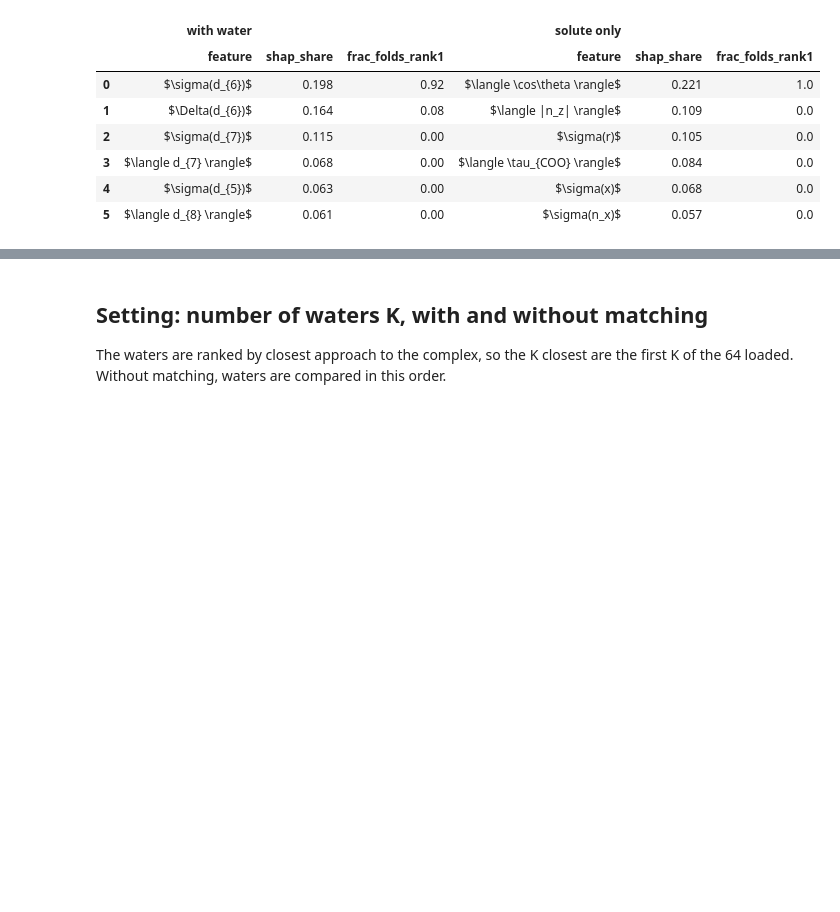
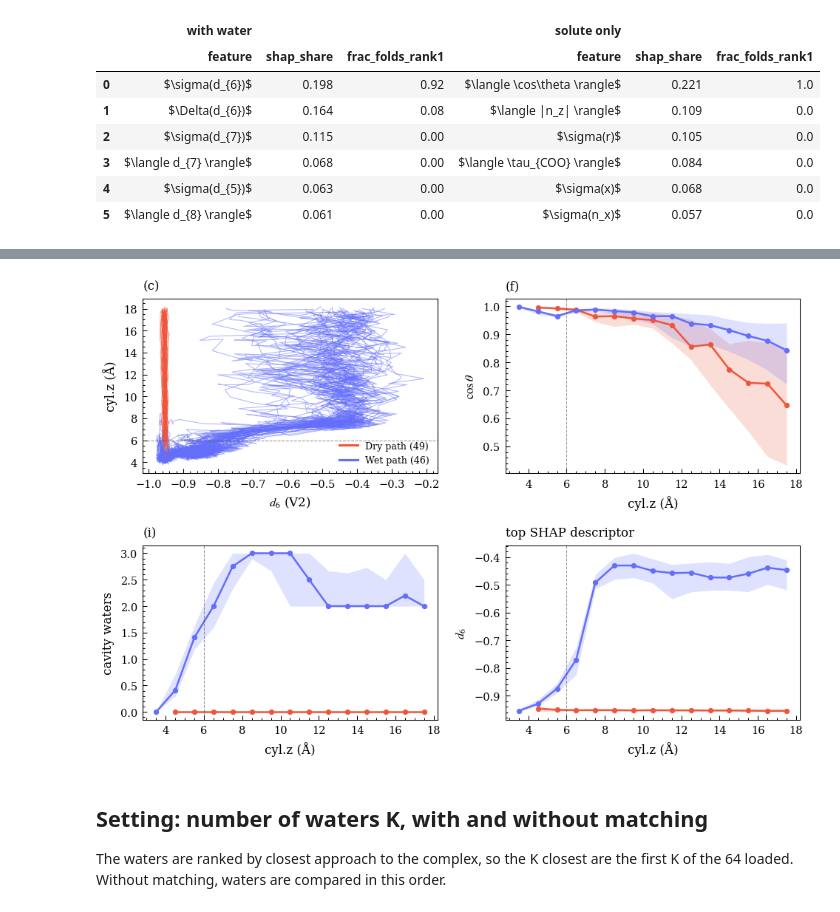
Before and after one commit to Shaheerah3007/PathFDM, a Jupyter notebook: systems/oame_g2/oame_g2.ipynb, the cells around one changed output, grey strips where cells are left out. Drawn from its saved outputs; the diff is of its cells as text; code cells hidden in the pictures; blank space fills up the shorter version.

```diff
--- a/systems/oame_g2/oame_g2.ipynb
+++ b/systems/oame_g2/oame_g2.ipynb
@@ -102,3 +112,27 @@ plot_beeswarm(res_s, max_display=10, title="solute-only map: FDM 0"); plt.show()
+# %%
+COS_SIGN = 1.0
+EDGES = np.arange(-1, 19, 1.0)                     # 1 A bins of cyl.z
+hyd, gst = D.hydration_descriptors(ts), D.guest_descriptors(ts)
+cz = [D.cyl_z(c) for c in ts.coords]
+cav = [D.cavity_waters(c, ts.water_info["n_solute_atoms"]) for c in ts.coords]
+DESC = D.HYDRATION_NAMES[top_descriptor(res_w, D.HYDRATION_NAMES)]        # or e.g. "d_{6}", r"\cos\theta"
+pool = {**{n: [h[:, i] for h in hyd] for i, n in enumerate(D.HYDRATION_NAMES)},
+        **{n: [g[:, i] for g in gst] for i, n in enumerate(D.GUEST_NAMES)}}
+fig, axs = plt.subplots(2, 2, figsize=(6.6, 4.6))
+plot_paths([h[:, 5] for h in hyd], cz, labels, D.LABEL_CONFIG, ax=axs[0, 0], xlabel="$d_{6}$ (V2)",
+           ylabel="cyl.z (Å)", lw=0.5, alpha=0.5, title="(c)")
+plot_binned(cz, [COS_SIGN * g[:, 3] for g in gst], labels, D.LABEL_CONFIG, EDGES, ax=axs[0, 1], xlabel="cyl.z (Å)",
+            ylabel=r"$\cos\theta$", legend=False, title="(f)")
+_, cav_table = plot_binned(cz, cav, labels, D.LABEL_CONFIG, EDGES, ax=axs[1, 0], xlabel="cyl.z (Å)",
+                           ylabel="cavity waters", legend=False, title="(i)")
+plot_binned(cz, pool[DESC], labels, D.LABEL_CONFIG, EDGES, ax=axs[1, 1], xlabel="cyl.z (Å)", ylabel=f"${DESC}$",
+            legend=False, title="top SHAP descriptor" if DESC == D.HYDRATION_NAMES[top_descriptor(res_w, D.HYDRATION_NAMES)] else None)
+for ax in (axs[0, 1], axs[1, 0], axs[1, 1]):
+    ax.axvline(D.BOUND_Z, color="#444444", lw=0.5, ls="--", alpha=0.55)
+axs[0, 0].axhline(D.BOUND_Z, color="#444444", lw=0.5, ls="--", alpha=0.55)
+plt.tight_layout(); plt.show()
+# %% [output]
+[figure, added]
 # %% [markdown]
 ## Setting: number of waters K, with and without matching
 
```
Also changed, not shown: parts of 3 cells of this notebook, 6 other files.
